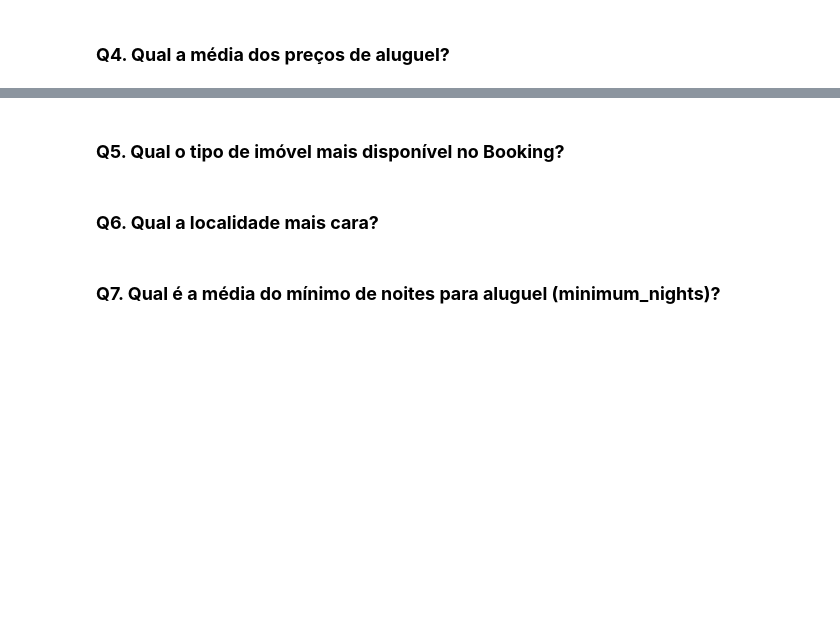
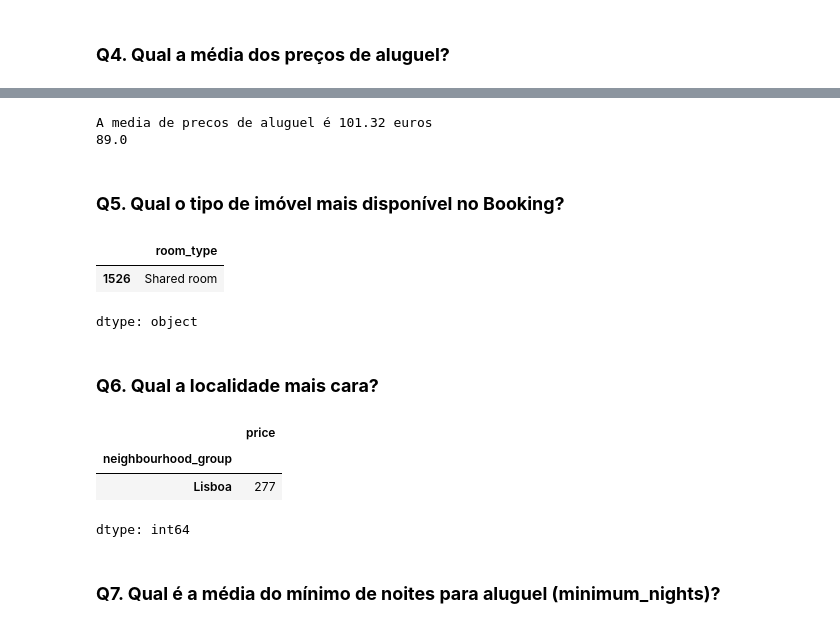
Before and after one commit to MariPinas/data_science_2025, a Jupyter notebook: notebooks/Lab06_Data_Cleaning/Exercicio_Analisando_os_Dados_do_Booking.ipynb, the cells around one changed output, grey strips where cells are left out. Drawn from its saved outputs; the diff is of its cells as text; code cells hidden in the pictures; blank space fills up the shorter version.

```diff
--- a/notebooks/Lab06_Data_Cleaning/Exercicio_Analisando_os_Dados_do_Booking.ipynb
+++ b/notebooks/Lab06_Data_Cleaning/Exercicio_Analisando_os_Dados_do_Booking.ipynb
@@ -150,6 +190,35 @@ df.hist(figsize=(20,16));
+# %%
+mediaPreco = df['price'].mean()
+
+print(f'A media de precos de aluguel é {mediaPreco:.2f} euros')
+
+mediana = df['price'].median()
+
+print(mediana)
+# %% [output]
+A media de precos de aluguel é 101.32 euros
+89.0
 # %% [markdown]
 ### **Q5. Qual o tipo de imóvel mais disponível no Booking?**
+# %%
+tipoImovel = df['room_type'].sort_values(ascending=False)
+tipoImovel.head(1)
+# %% [output]
+|  | room_type |
+| 1526 | Shared room |
+dtype: object
 # %% [markdown]
 ### **Q6. Qual a localidade mais cara?**
+# %%
+# localidadeCara = df['neighbourhood_group'].max()
+
+
+localidadeCara = df.groupby('neighbourhood_group')['price'].max().sort_values(ascending=False)
+localidadeCara.head(1)
+# %% [output]
+|  | price |
+| neighbourhood_group |  |
+| Lisboa | 277 |
+dtype: int64
 # %% [markdown]
 ### **Q7. Qual é a média do mínimo de noites para aluguel (minimum_nights)?**
```
Also changed, not shown: parts of 4 cells of this notebook.
